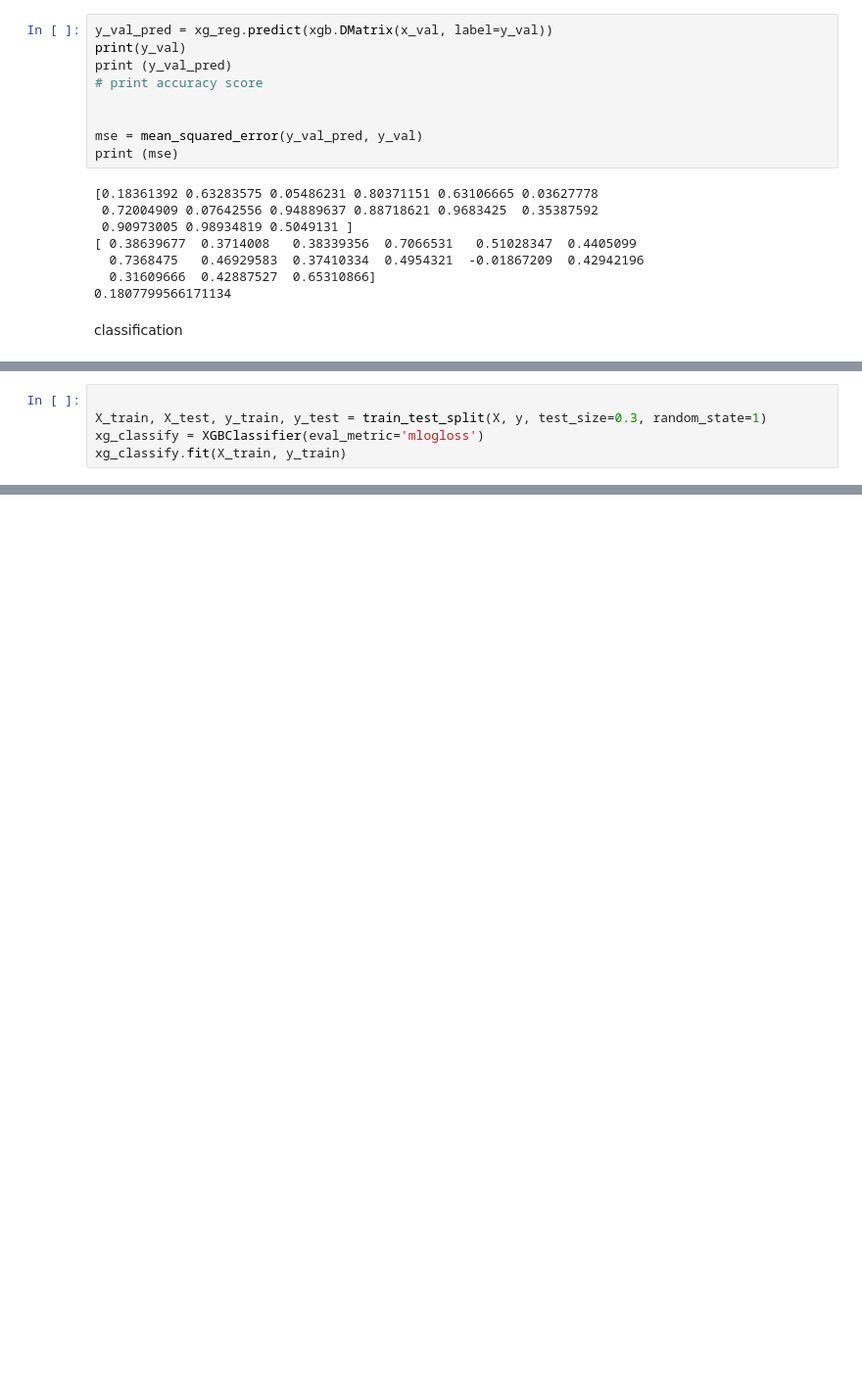
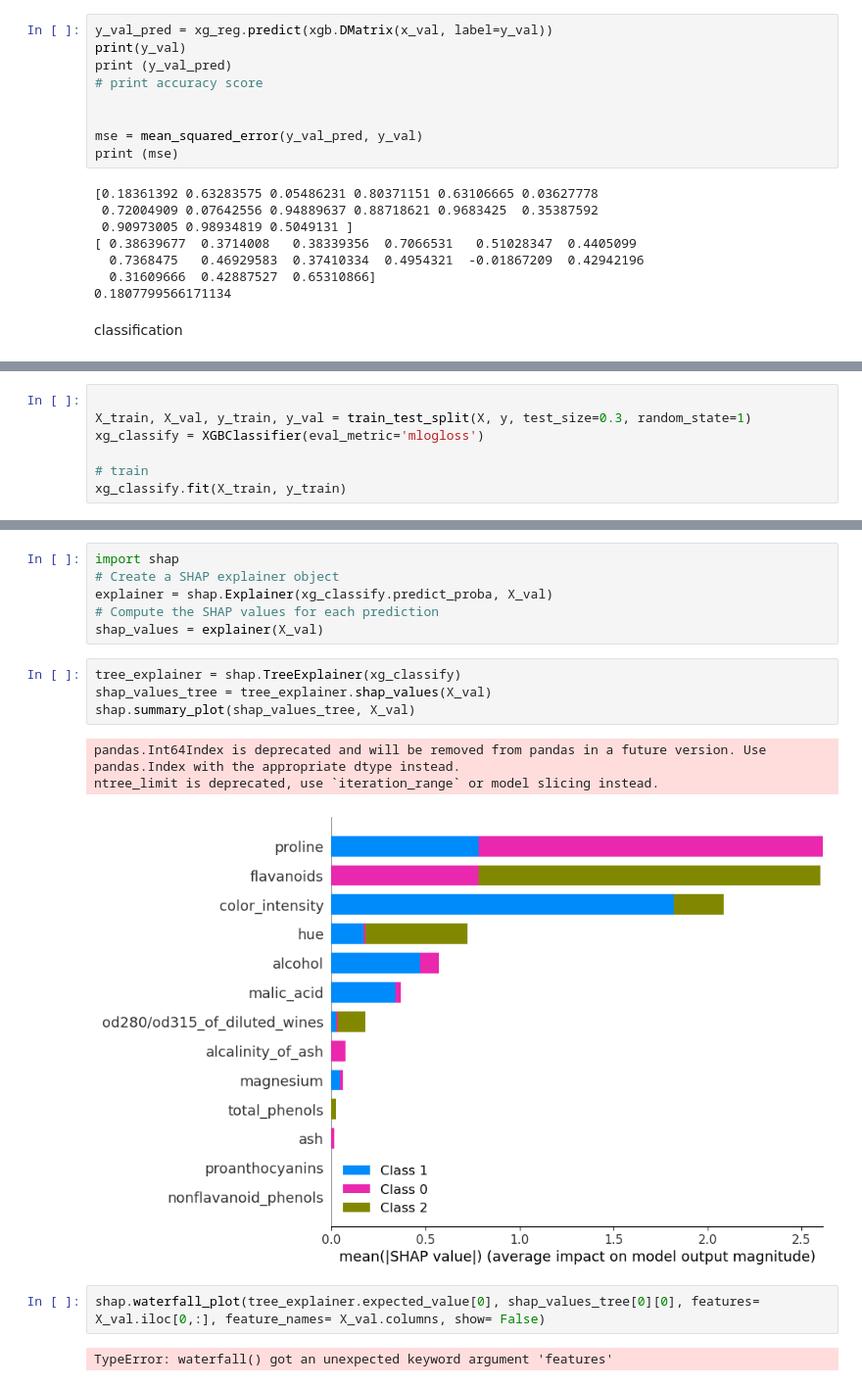
Before and after one commit to yishaiar/breast_cancer_PHD_research, a Jupyter notebook: 01_15_xgboost/xgboost_example.ipynb, the cells around one changed output, grey strips where cells are left out. Shown at 98% size. Drawn from its saved outputs; the diff is of its cells as text; blank space fills up the shorter version.

```diff
--- a/01_15_xgboost/xgboost_example.ipynb
+++ b/01_15_xgboost/xgboost_example.ipynb
@@ -59,7 +63,9 @@ from sklearn.datasets import load_wine
 X, y = load_wine(return_X_y=True, as_frame=True)
 # %%
 
-X_train, X_test, y_train, y_test = train_test_split(X, y, test_size=0.3, random_state=1)
+X_train, X_val, y_train, y_val = train_test_split(X, y, test_size=0.3, random_state=1)
 xg_classify = XGBClassifier(eval_metric='mlogloss')
+
+# train
 xg_classify.fit(X_train, y_train)
 # %% [output]
@@ -82,0 +105,18 @@ lightgbm
+# %%
+import shap
+# Create a SHAP explainer object
+explainer = shap.Explainer(xg_classify.predict_proba, X_val)
+# Compute the SHAP values for each prediction
+shap_values = explainer(X_val)
+# %%
+tree_explainer = shap.TreeExplainer(xg_classify)
+shap_values_tree = tree_explainer.shap_values(X_val)
+shap.summary_plot(shap_values_tree, X_val)
+# %% [output]
+pandas.Int64Index is deprecated and will be removed from pandas in a future version. Use pandas.Index with the appropriate dtype instead.
+ntree_limit is deprecated, use `iteration_range` or model slicing instead.
+[figure, added]
+# %%
+shap.waterfall_plot(tree_explainer.expected_value[0], shap_values_tree[0][0], features= X_val.iloc[0,:], feature_names= X_val.columns, show= False)
+# %% [output]
+TypeError: waterfall() got an unexpected keyword argument 'features'
```
Also changed, not shown: parts of 10 cells of this notebook, 9 other files.
